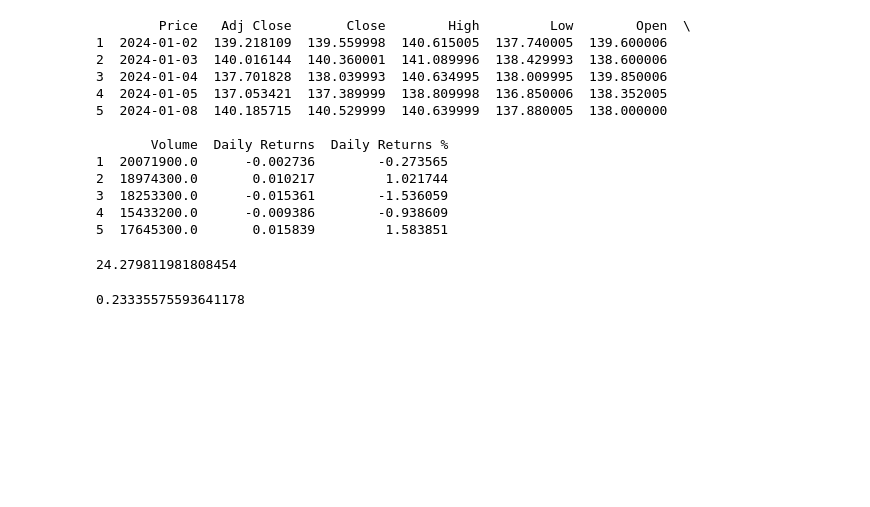
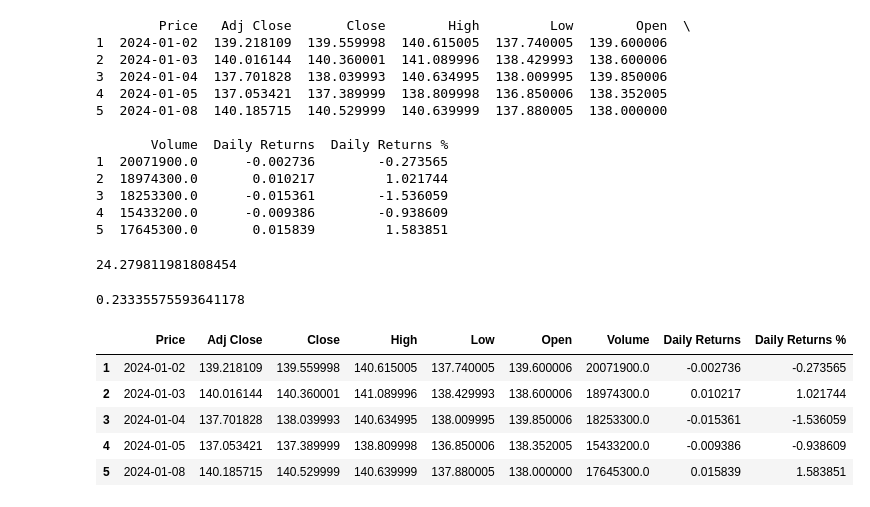
Before and after one commit to YazRaso/Google-Stock-Analyzer, a Jupyter notebook: project.ipynb, the cells around one changed output. Drawn from its saved outputs; the diff is of its cells as text; code cells hidden in the pictures; blank space fills up the shorter version.

```diff
--- a/project.ipynb
+++ b/project.ipynb
@@ -117,5 +108,14 @@ q1_monthly_volatility = {
 jan_volume_traded = df["Volume"].iloc[:jan_end+1].sum()
 feb_volume_traded = df["Volume"].iloc[jan_end+1:feb_end+1].sum()
 mar_volume_traded = df["Volume"].iloc[feb_end+1:mar_end+1].sum()
+# %%
+df.head()
+# %% [output]
+|  | Price | Adj Close | Close | High | Low | Open | Volume | Daily Returns | Daily Returns % |
+| 1 | 2024-01-02 | 139.218109 | 139.559998 | 140.615005 | 137.740005 | 139.600006 | 20071900.0 | -0.002736 | -0.273565 |
+| 2 | 2024-01-03 | 140.016144 | 140.360001 | 141.089996 | 138.429993 | 138.600006 | 18974300.0 | 0.010217 | 1.021744 |
+| 3 | 2024-01-04 | 137.701828 | 138.039993 | 140.634995 | 138.009995 | 139.850006 | 18253300.0 | -0.015361 | -1.536059 |
+| 4 | 2024-01-05 | 137.053421 | 137.389999 | 138.809998 | 136.850006 | 138.352005 | 15433200.0 | -0.009386 | -0.938609 |
+| 5 | 2024-01-08 | 140.185715 | 140.529999 | 140.639999 | 137.880005 | 138.000000 | 17645300.0 | 0.015839 | 1.583851 |
 # %%
 # Create visuals
```
Also changed, not shown: parts of 7 cells of this notebook.
